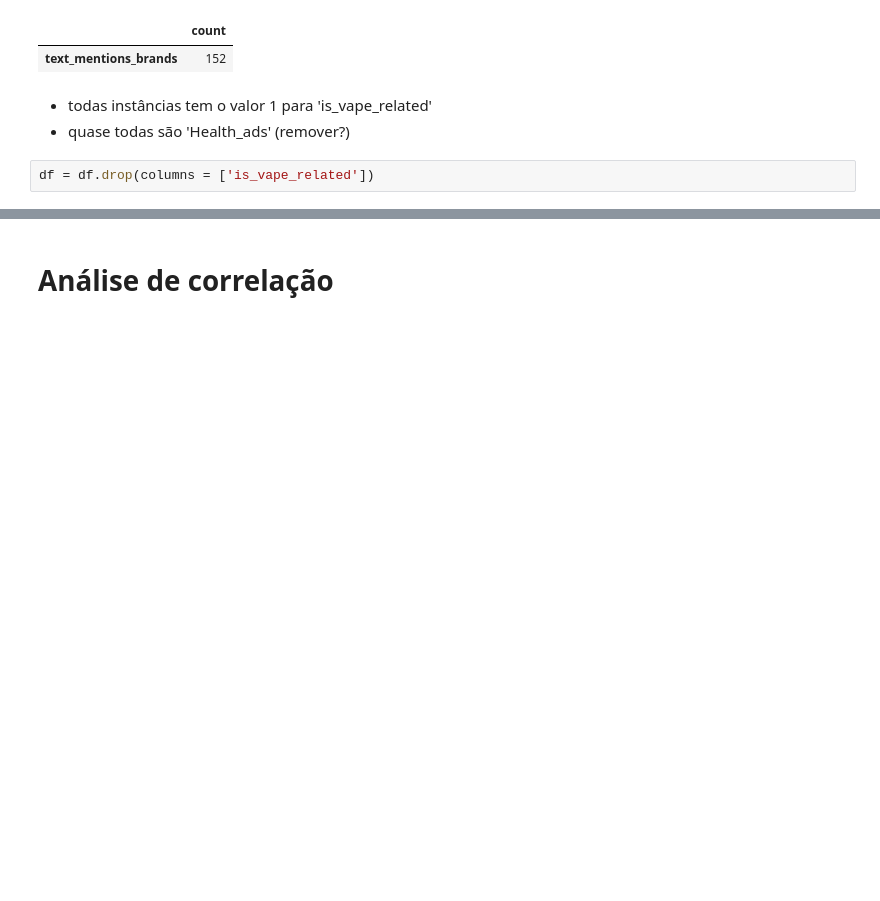
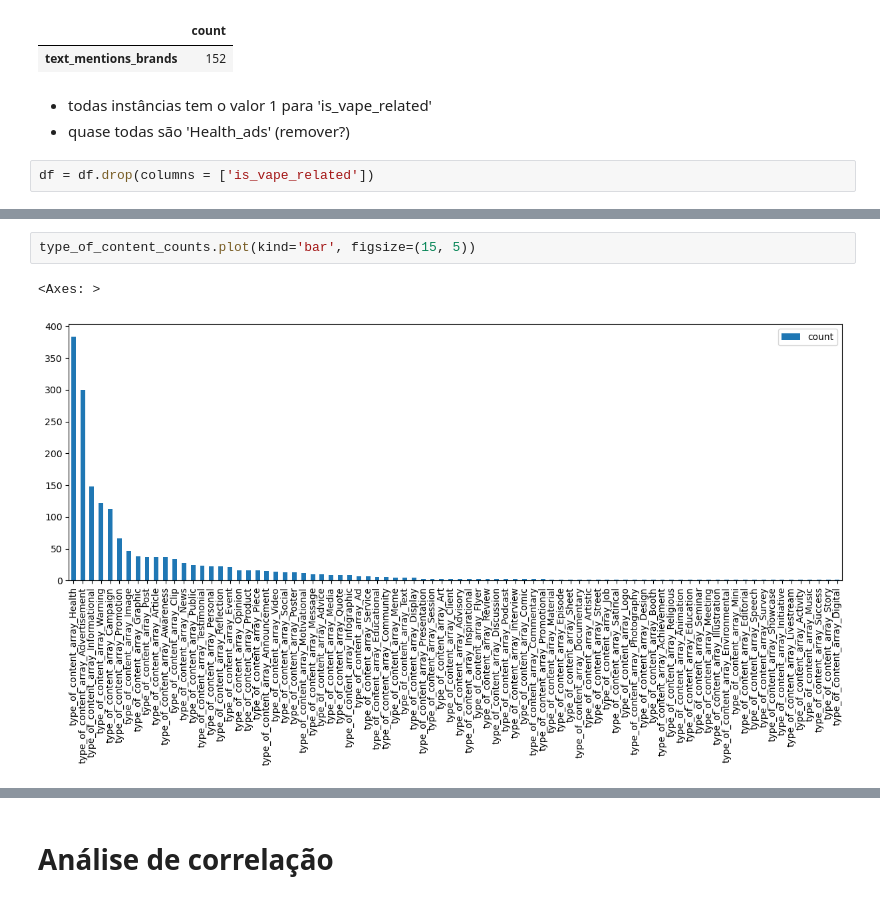
Before and after one commit to Patrick448/Data-Mining, a Jupyter notebook: data-exploration.ipynb, the cells around one changed output, grey strips where cells are left out. Saved outputs shown, nothing was run; the diff lists cells and outputs as text; blank space fills up the shorter version.

```diff
--- a/data-exploration.ipynb
+++ b/data-exploration.ipynb
@@ -668,0 +698,5 @@ df = df.drop(columns = ['is_vape_related'])
+# %%
+type_of_content_counts.plot(kind='bar', figsize=(15, 5))
+# %% [output]
+<Axes: >
+[figure, added]
```
Also changed, not shown: parts of 38 cells of this notebook.
